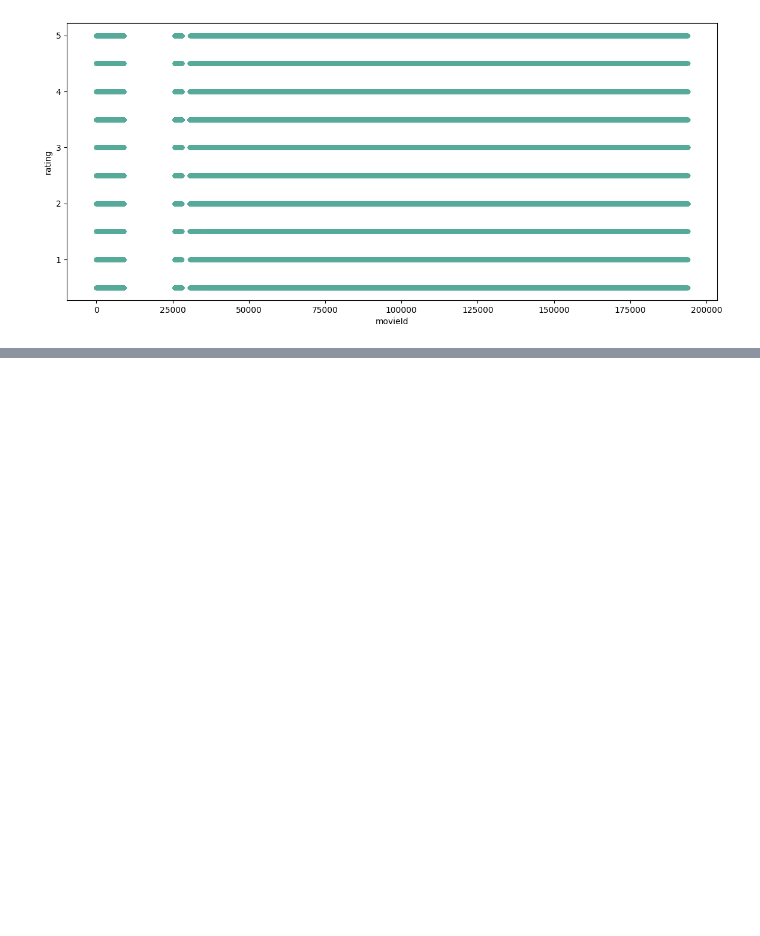
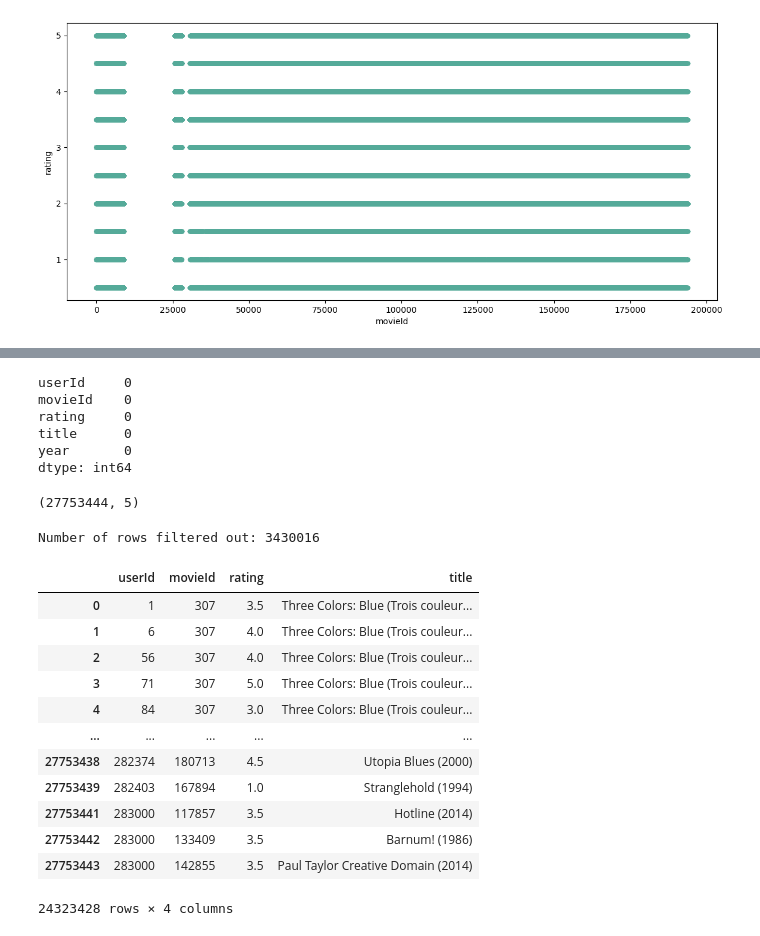
Before and after one commit to JoelOscarsson/Machine-Learning, a Jupyter notebook: Projects/Recommender-System.ipynb, the cells around one changed output, grey strips where cells are left out. Saved outputs shown, nothing was run; the diff lists cells and outputs as text; code cells hidden in the pictures; blank space fills up the shorter version.

```diff
--- a/Projects/Recommender-System.ipynb
+++ b/Projects/Recommender-System.ipynb
@@ -290,0 +290,57 @@ df_.loc[df_['movieId'] == 105191]
+# %%
+# Filln NaN values with 0, because my column named 'year' has NaN values
+df_ = df_.fillna(0)
+df_.isna().sum()
+# %% [output]
+userId     0
+movieId    0
+rating     0
+title      0
+year       0
+dtype: int64
+# %%
+df_.shape
+
+# 24323428 rows × 4 columns as of now
+# %% [output]
+(27753444, 5)
+# %%
+# def filter_dataframe(df_):
+
+# Converting the year column to int
+df_['year'] = df_['year'].astype(int)
+
+# Filter out all movies created before 1980 because we want a movie recommendations for more modern movies. This will not remove a lot of movies though
+# because the bulk of the movies was created after 1980
+filtered_df = df_[df_['year'] >= 1980]
+
+# now drop the column year since we don't need it anymore, and to save computer speed
+filtered_df = filtered_df.drop(['year'], axis=1)
+print(f"Number of rows filtered out: {df_.shape[0] - filtered_df.shape[0]}")
+
+
+# replace the rating column with average rating for each movie
+# filtered_df['rating'] = filtered_df.groupby('movieId')['rating'].transform('mean')
+
+filtered_df
+
+# Now we want to drop all the movies with a rating less than 2.0 in rating
+# I do this AFTER i have sorted the average rating
+# filtered_df = filtered_df[filtered_df['rating'] >= 2.0]
+
+# We want to get the group the total rating for each movie
+# %% [output]
+Number of rows filtered out: 3430016
+|  | userId | movieId | rating | title |
+| 0 | 1 | 307 | 3.5 | Three Colors: Blue (Trois couleur... |
+| 1 | 6 | 307 | 4.0 | Three Colors: Blue (Trois couleur... |
+| 2 | 56 | 307 | 4.0 | Three Colors: Blue (Trois couleur... |
+| 3 | 71 | 307 | 5.0 | Three Colors: Blue (Trois couleur... |
+| 4 | 84 | 307 | 3.0 | Three Colors: Blue (Trois couleur... |
+| ... | ... | ... | ... | ... |
+| 27753438 | 282374 | 180713 | 4.5 | Utopia Blues (2000) |
+| 27753439 | 282403 | 167894 | 1.0 | Stranglehold (1994) |
+| 27753441 | 283000 | 117857 | 3.5 | Hotline (2014) |
+| 27753442 | 283000 | 133409 | 3.5 | Barnum! (1986) |
+| 27753443 | 283000 | 142855 | 3.5 | Paul Taylor Creative Domain (2014) |
+24323428 rows × 4 columns
```
Also changed, not shown: parts of 18 cells of this notebook.
